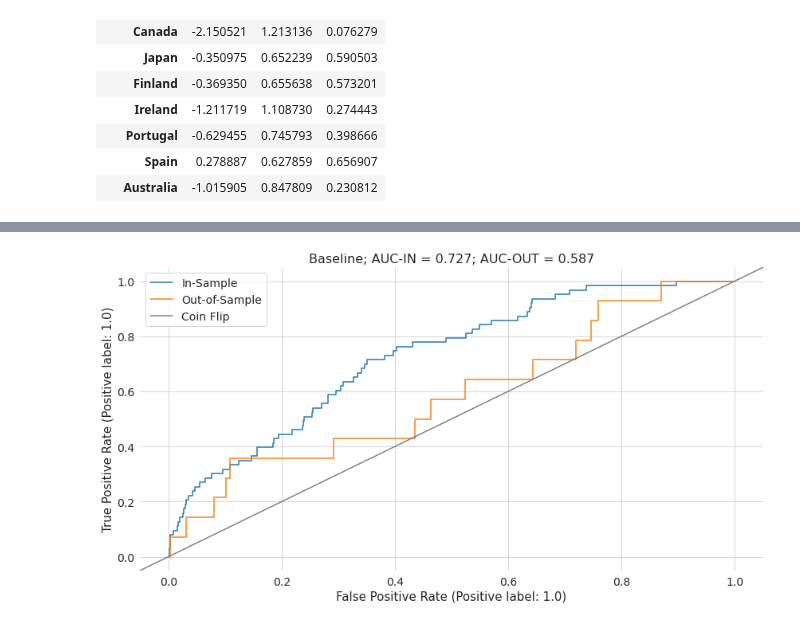
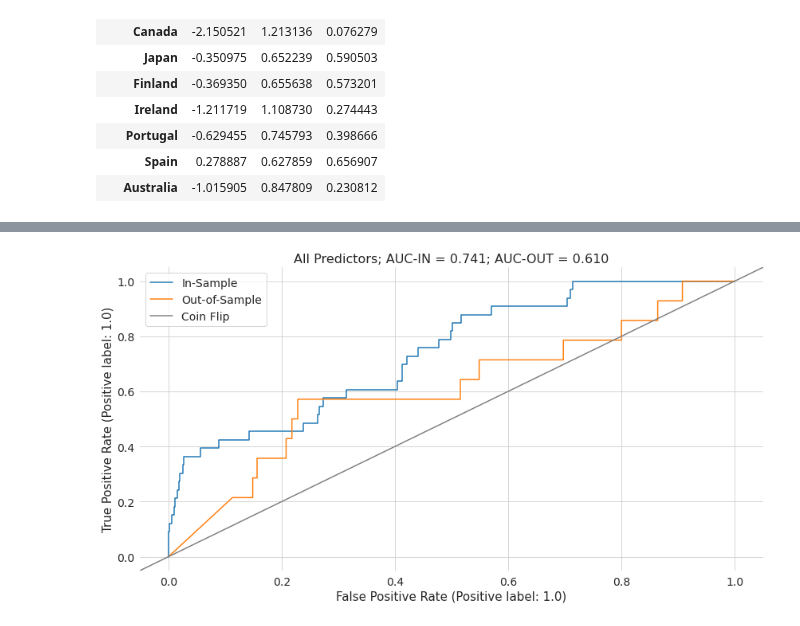
Before and after one commit to timmens/macro_problems, a Jupyter notebook: assignment3.ipynb, the cells around one changed output, grey strips where cells are left out. Drawn from its saved outputs; the diff is of its cells as text; code cells hidden in the pictures.

```diff
--- a/assignment3.ipynb
+++ b/assignment3.ipynb
@@ -77,8 +98,13 @@ fixed_effects
 # %%
-data = create_test_train_data(df, formula)
+with_predictors = [
+    f"{var}.shift({lag})" for var in ("money", "hpnom", "ca") for lag in range(1, 6)
+]
 
-model = fit_logit(data=data, backend="sklearn")
+data = create_test_train_data(df, formula, with_predictors=with_predictors)
 
-baseline_plot = plot_roc_curve(model, **data, title="Baseline")
+model = fit_logit(
+    data=data, backend="sklearn", max_iter=10_000, penalty="l1", solver="liblinear"
+)
+plot_roc_curve(model, **data, title="All Predictors")
 # %% [output]
-[figure, old version]
+[figure, new version]
```
Also changed, not shown: parts of 15 cells of this notebook, 4 other files.
